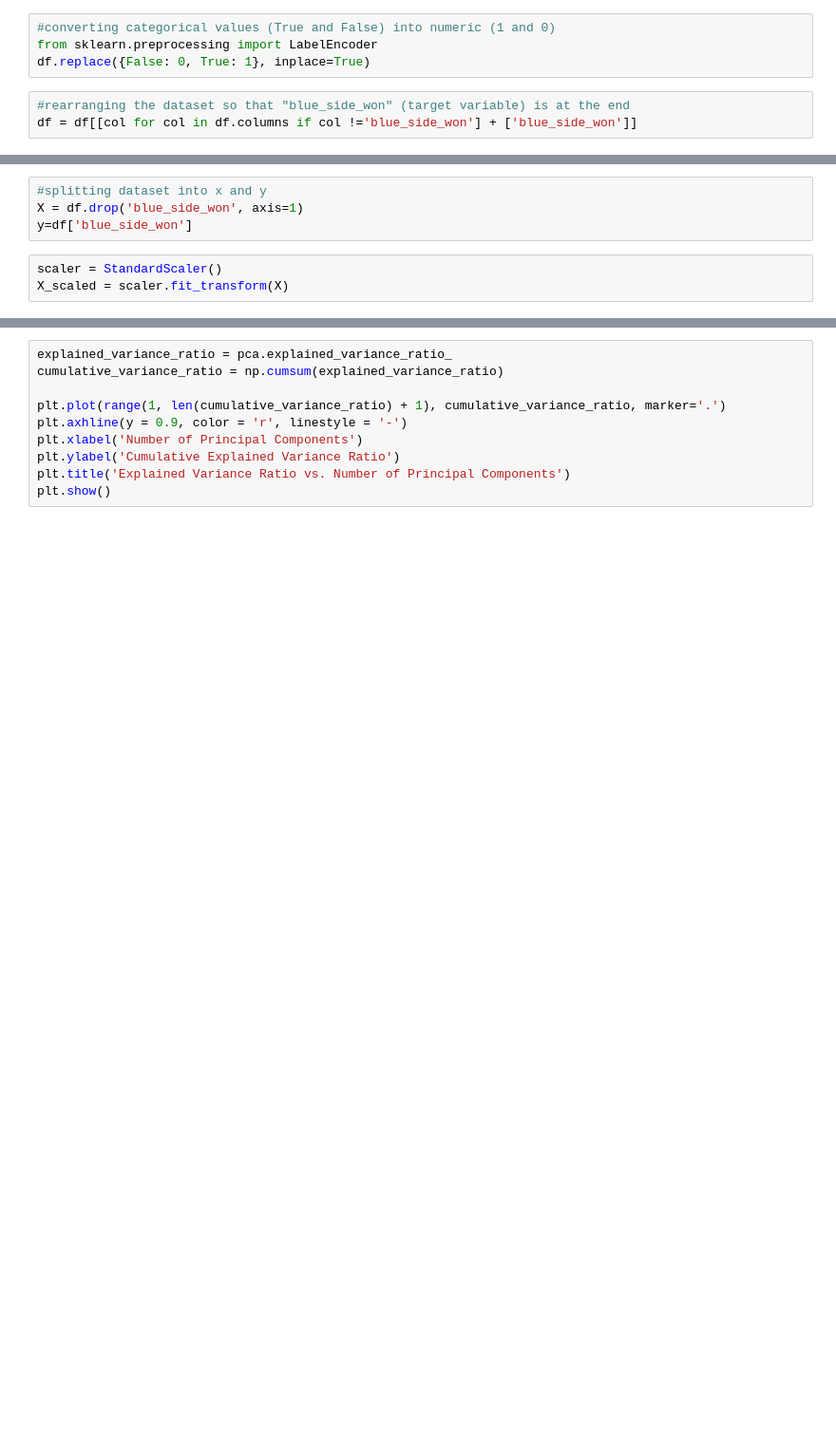
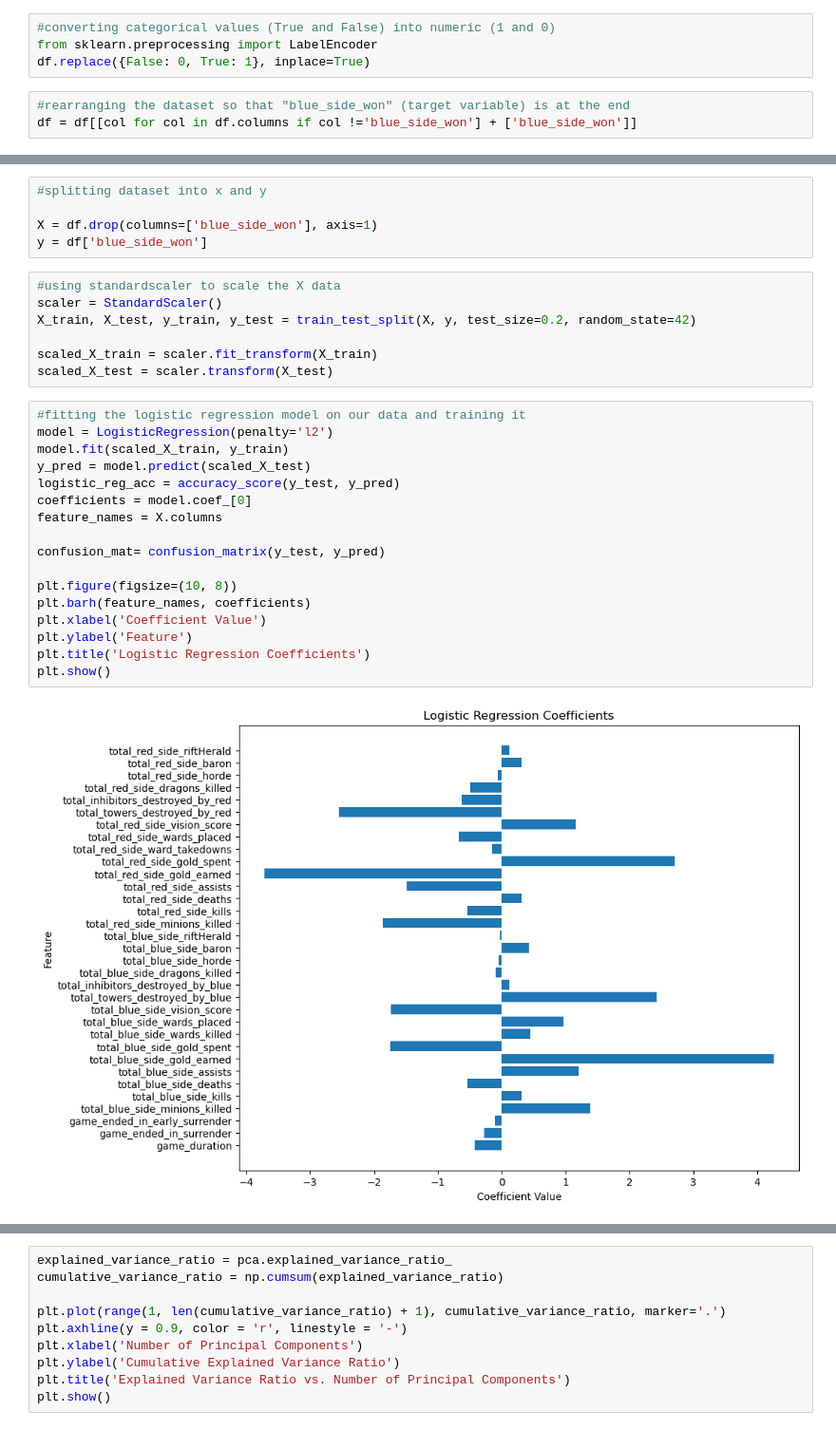
Before and after one commit to mohammad20306/Dissertation, a Jupyter notebook: ML.ipynb, the cells around one changed output, grey strips where cells are left out. Shown at 95% size. Drawn from its saved outputs; the diff is of its cells as text; blank space fills up the shorter version.

Commit message:
did some initial model building and testing with a few algorithms

```diff
--- a/ML.ipynb
+++ b/ML.ipynb
@@ -222,7 +197,31 @@ df
 # %%
 #splitting dataset into x and y
-X = df.drop('blue_side_won', axis=1)
-y=df['blue_side_won']
+
+X = df.drop(columns=['blue_side_won'], axis=1)
+y = df['blue_side_won']
-# %%
-scaler = StandardScaler()
-X_scaled = scaler.fit_transform(X)
+# %%
+#using standardscaler to scale the X data
+scaler = StandardScaler()
+X_train, X_test, y_train, y_test = train_test_split(X, y, test_size=0.2, random_state=42)
+
+scaled_X_train = scaler.fit_transform(X_train)
+scaled_X_test = scaler.transform(X_test)
+# %%
+#fitting the logistic regression model on our data and training it
+model = LogisticRegression(penalty='l2')
+model.fit(scaled_X_train, y_train)
+y_pred = model.predict(scaled_X_test)
+logistic_reg_acc = accuracy_score(y_test, y_pred)
+coefficients = model.coef_[0]
+feature_names = X.columns
+
+confusion_mat= confusion_matrix(y_test, y_pred)
+
+plt.figure(figsize=(10, 8))
+plt.barh(feature_names, coefficients)
+plt.xlabel('Coefficient Value')
+plt.ylabel('Feature')
+plt.title('Logistic Regression Coefficients')
+plt.show()
+# %% [output]
+[figure, added]
```
Also changed, not shown: parts of 22 cells of this notebook.
